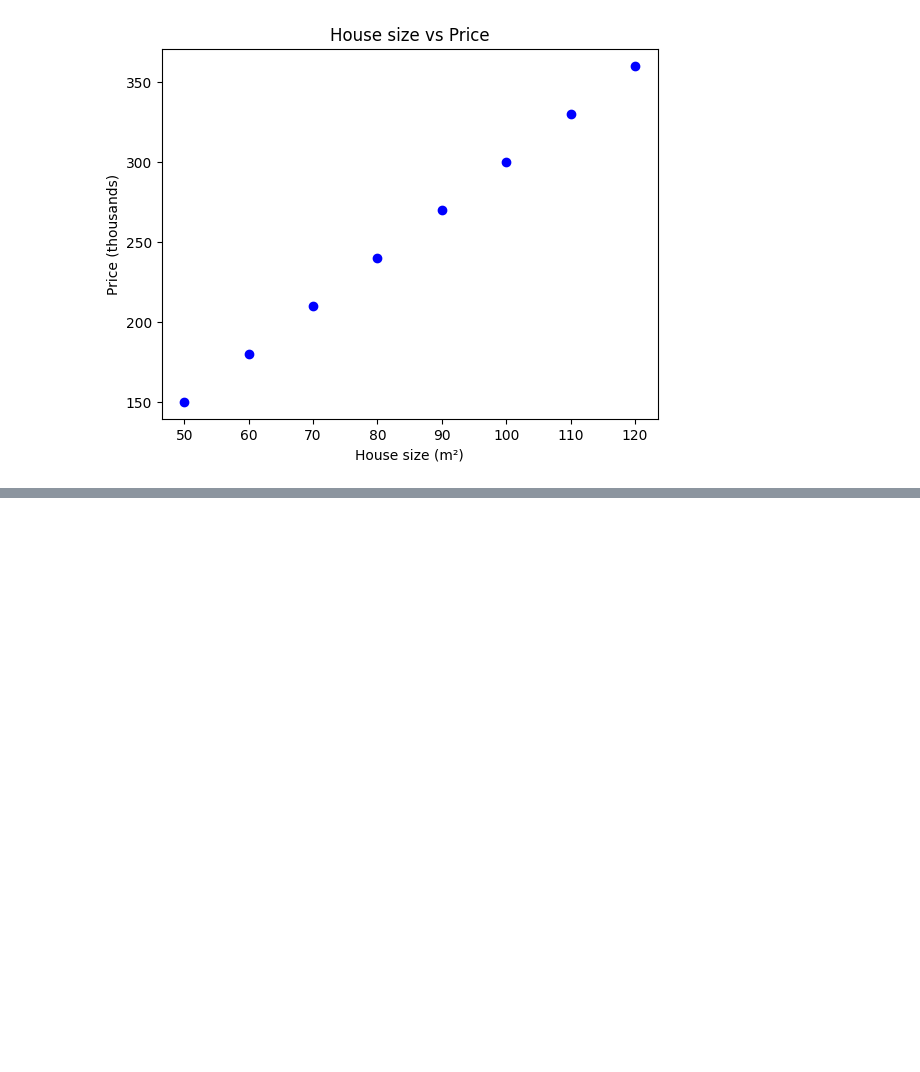
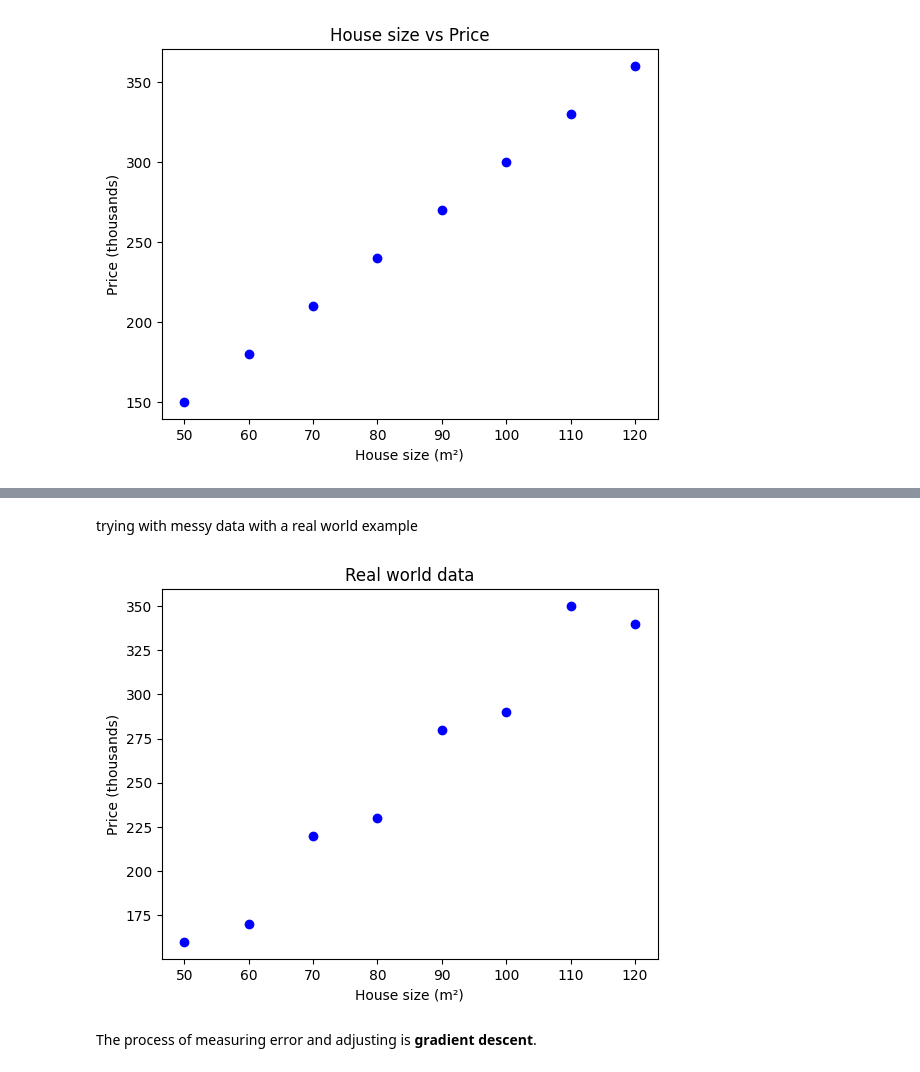
Before and after one commit to Fatiifm10/ml-journey, a Jupyter notebook: Learning_ML.ipynb, the cells around one changed output, grey strips where cells are left out. Cells and saved outputs as stored; diff of their text form; code cells hidden in the pictures; blank space fills up the shorter version.

```diff
--- a/Learning_ML.ipynb
+++ b/Learning_ML.ipynb
@@ -48,0 +79,16 @@ plt.show()
+# %% [markdown]
+trying with messy data with a real world example
+# %%
+house_size = np.array([50, 60, 70, 80, 90, 100, 110, 120])
+price      = np.array([160, 170, 220, 230, 280, 290, 350, 340])
+
+
+plt.scatter(house_size, price, color='blue')
+plt.xlabel("House size (m²)")
+plt.ylabel("Price (thousands)")
+plt.title("Real world data")
+plt.show()
+# %% [output]
+[figure, added]
+# %% [markdown]
+The process of measuring error and adjusting is **gradient descent**.
```
Also changed, not shown: parts of 7 cells of this notebook.
